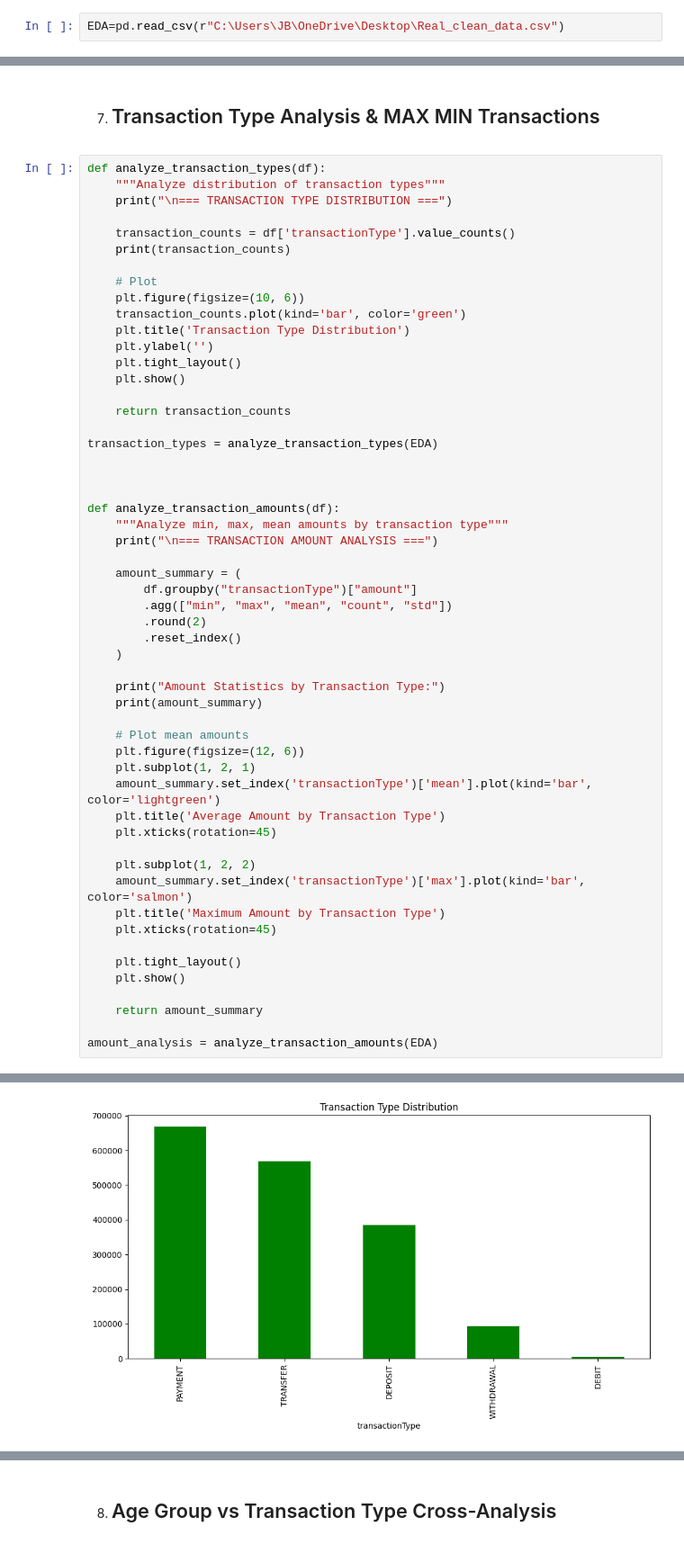
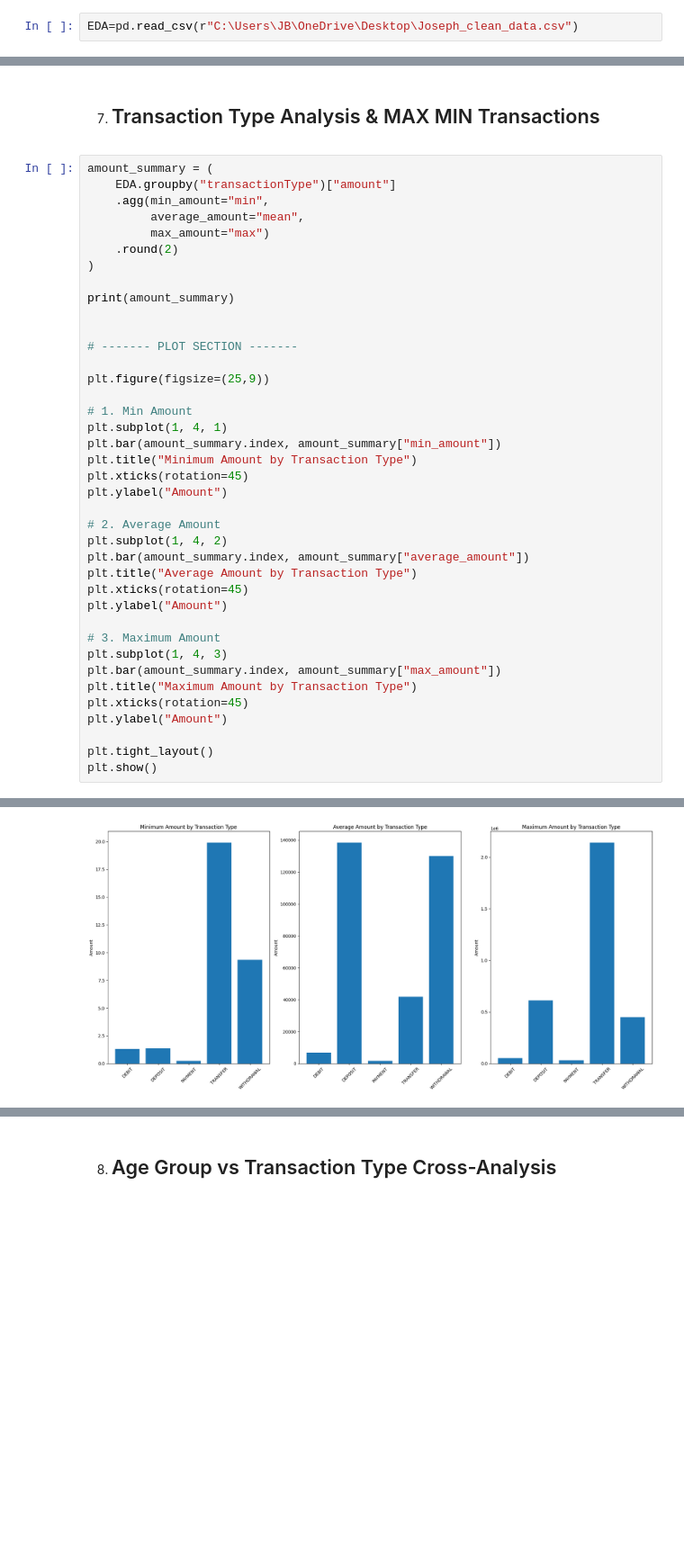
Before and after one commit to Qwodjo/Ghana-mobile-money-insights, a Jupyter notebook: notebooks/EDA_analysis.ipynb, the cells around one changed output, grey strips where cells are left out. Shown: that part at 90% size. Cells and saved outputs as stored; diff of their text form; blank space fills up the shorter version.

```diff
--- a/notebooks/EDA_analysis.ipynb
+++ b/notebooks/EDA_analysis.ipynb
@@ -10,7 +10,7 @@ import seaborn as sns
 # %% [markdown]
 ## 2. Load Cleaned Dataset
 # %%
-EDA=pd.read_csv(r"C:\Users\JB\OneDrive\Desktop\Real_clean_data.csv")
+EDA=pd.read_csv(r"C:\Users\JB\OneDrive\Desktop\Joseph_clean_data.csv")
 # %% [markdown]
 ## 3. Dataset Overview
 # %%
@@ -342,57 +232,42 @@ Age group with highest fraud rate: 18-30 (10.2%)
 # %% [markdown]
 7. ## Transaction Type Analysis & MAX MIN Transactions
 # %%
-def analyze_transaction_types(df):
-    """Analyze distribution of transaction types"""
-    print("\n=== TRANSACTION TYPE DISTRIBUTION ===")
+amount_summary = (
+    EDA.groupby("transactionType")["amount"]
+    .agg(min_amount="min",
+         average_amount="mean",
+         max_amount="max")
+    .round(2)
+)
 
-    transaction_counts = df['transactionType'].value_counts()
-    print(transaction_counts)
-
-    # Plot
-    plt.figure(figsize=(10, 6))
-    transaction_counts.plot(kind='bar', color='green')
-    plt.title('Transaction Type Distribution')
-    plt.ylabel('')
-    plt.tight_layout()
-    plt.show()
-
-    return transaction_counts
-
-transaction_types = analyze_transaction_types(EDA)
+print(amount_summary)
 
 
+# ------- PLOT SECTION -------
 
-def analyze_transaction_amounts(df):
-    """Analyze min, max, mean amounts by transaction type"""
-    print("\n=== TRANSACTION AMOUNT ANALYSIS ===")
+plt.figure(figsize=(25,9))
 
-    amount_summary = (
-        df.groupby("transactionType")["amount"]
-        .agg(["min", "max", "mean", "count", "std"])
-        .round(2)
-        .reset_index()
-    )
+# 1. Min Amount
+plt.subplot(1, 4, 1)
+plt.bar(amount_summary.index, amount_summary["min_amount"])
+plt.title("Minimum Amount by Transaction Type")
+plt.xticks(rotation=45)
+plt.ylabel("Amount")
 
-    print("Amount Statistics by Transaction Type:")
-    print(amount_summary)
+# 2. Average Amount
+plt.subplot(1, 4, 2)
+plt.bar(amount_summary.index, amount_summary["average_amount"])
+plt.title("Average Amount by Transaction Type")
+plt.xticks(rotation=45)
+plt.ylabel("Amount")
 
-    # Plot mean amounts
-    plt.figure(figsize=(12, 6))
-    plt.subplot(1, 2, 1)
-    amount_summary.set_index('transactionType')['mean'].plot(kind='bar', color='lightgreen')
-    plt.title('Average Amount by Transaction Type')
-    plt.xticks(rotation=45)
+# 3. Maximum Amount
+plt.subplot(1, 4, 3)
+plt.bar(amount_summary.index, amount_summary["max_amount"])
+plt.title("Maximum Amount by Transaction Type")
+plt.xticks(rotation=45)
+plt.ylabel("Amount")
 
-    plt.subplot(1, 2, 2)
-    amount_summary.set_index('transactionType')['max'].plot(kind='bar', color='salmon')
-    plt.title('Maximum Amount by Transaction Type')
-    plt.xticks(rotation=45)
-
-    plt.tight_layout()
-    plt.show()
-
-    return amount_summary
-
-amount_analysis = analyze_transaction_amounts(EDA)
+plt.tight_layout()
+plt.show()
 # %% [output]
@@ -407 +281 @@ Name: count, dtype: int64
-[figure, old version]
+[figure, new version]
```
Also changed, not shown: parts of 9 cells of this notebook, 2 other files.
